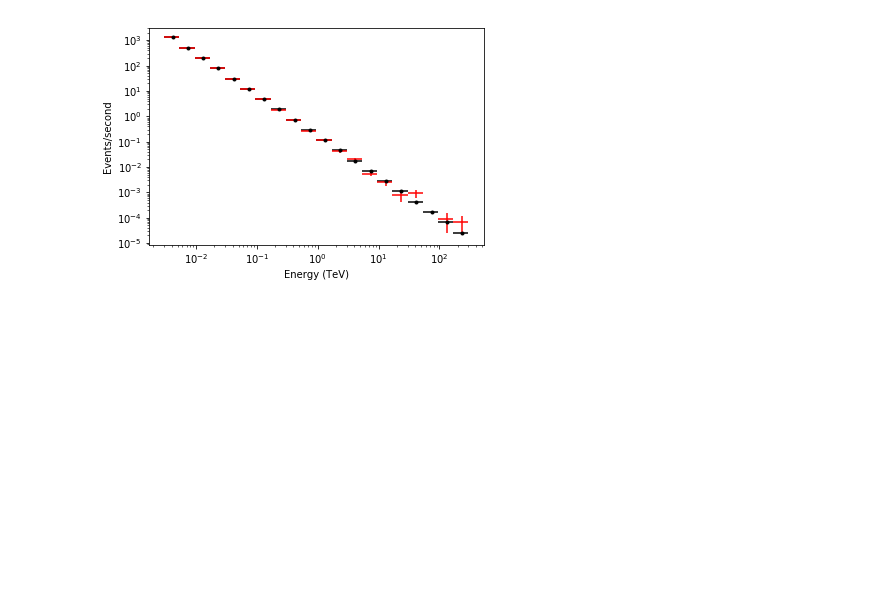
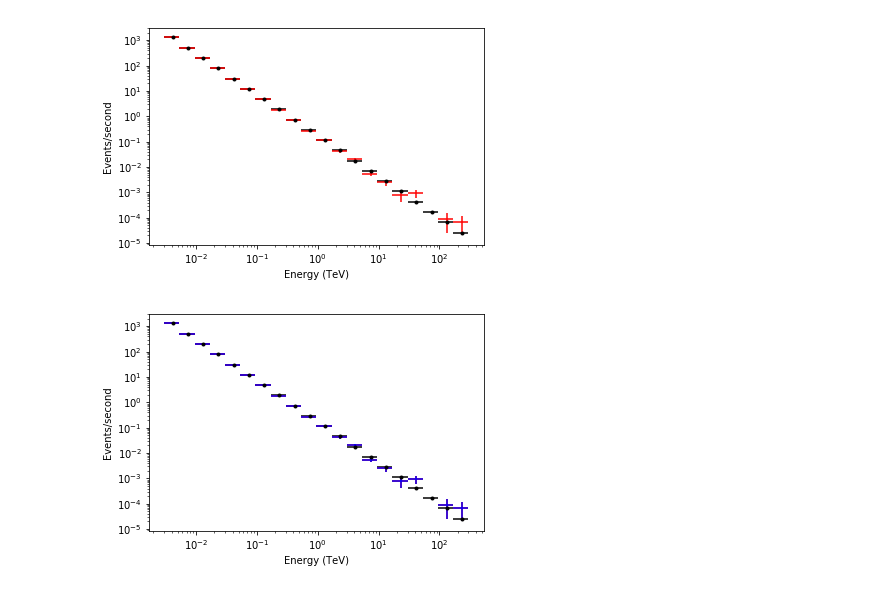
Before and after one commit to watsonjj/sstcam-sandbox, a Jupyter notebook: CHECLabPySB/d190918_alpha/spectra_normalisation.ipynb, the cells around one changed output. Drawn from its saved outputs; the diff is of its cells as text; code cells hidden in the pictures; blank space fills up the shorter version.

```diff
--- a/CHECLabPySB/d190918_alpha/spectra_normalisation.ipynb
+++ b/CHECLabPySB/d190918_alpha/spectra_normalisation.ipynb
@@ -138,3 +134,54 @@ plt.xscale('log')
 plt.yscale('log')
 # %% [output]
 [figure]
+# %%
+@u.quantity_input
+def norm_crab(e_min: u.TeV, e_max: u.TeV, area: u.m**2, mc_index, energies: u.TeV):
+    norm = u.Quantity(2.83e-14, 1/(u.GeV * u.cm**2 * u.s), copy=False)
+    index = -2.62
+
+    weights = energies.to_value(u.TeV) ** (index - mc_index)
+
+    a = e_min.to_value('TeV')
+    b = e_max.to_value('TeV')
+    norm_ = norm.to(1 / (u.TeV * u.s * u.m**2)) * u.TeV
+    integral = norm_ * (b**(mc_index + 1) - a**(mc_index + 1)) / (mc_index + 1)
+    t_norm = (energies.size / (integral * area)).to_value(u.s)
+
+    return weights, t_norm
+# %%
+weights, T_mc = norm_crab(e_min, e_max, area, mc_index, mc_events)
+
+
+hist_mc, bin_edges = np.histogram(mc_events, weights=weights, bins=energy_bins)
+hist_mc_err, _ = np.histogram(mc_events, bins=energy_bins)
+hist_mc_err, _ = np.histogram(mc_events, bins=energy_bins)
+bin_mids = (bin_edges[1:] + bin_edges[:-1]) * 0.5
+
+plt.errorbar(
+    bin_center.value, obs_binned_events/t_obs.to_value(u.s), xerr=bin_width.value * 0.5,
+    linestyle='', marker='.', label='expected events from crab', color='black',
+)
+plt.errorbar(
+    bin_mids, hist_mc/T_mc,
+    (hist_mc / hist_mc_err) * np.sqrt(hist_mc_err)/T_mc,
+    np.diff(bin_edges) * 0.5,
+    linestyle='', color='red'
+)
+
+hist_mc, bin_edges = np.histogram(mc_events, weights=weights/T_mc, bins=energy_bins)
+hist_mc_err, _ = np.histogram(mc_events, bins=energy_bins)
+bin_mids = (bin_edges[1:] + bin_edges[:-1]) * 0.5
+plt.errorbar(
+    bin_mids, hist_mc,
+    (hist_mc / hist_mc_err) * np.sqrt(hist_mc_err),
+    np.diff(bin_edges) * 0.5,
+    linestyle='', color='blue'
+)
+
+plt.xlabel("Energy (TeV)")
+plt.ylabel("Events/second")
+plt.xscale('log')
+plt.yscale('log')
+# %% [output]
+[figure, added]
```
Also changed, not shown: parts of 2 cells of this notebook, 5 other files.
